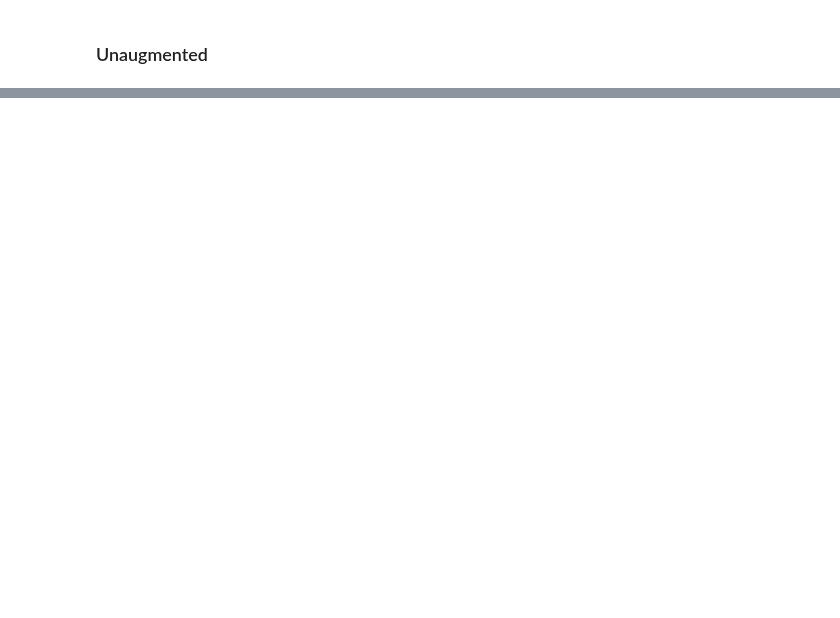
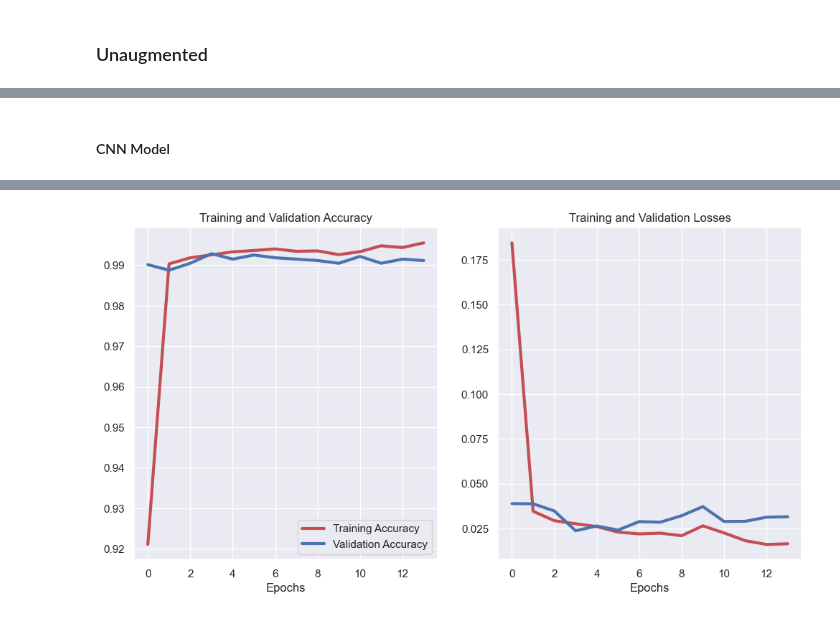
Before and after one commit to madhava20217/Malaria-Detection-from-Cells, a Jupyter notebook: Modeling/all_models.ipynb, the cells around one changed output, grey strips where cells are left out. Saved outputs shown, nothing was run; the diff lists cells and outputs as text; code cells hidden in the pictures; blank space fills up the shorter version.

```diff
--- a/Modeling/all_models.ipynb
+++ b/Modeling/all_models.ipynb
@@ -1021,0 +1209,12 @@ x_train.shape, x_val.shape, x_test.shape
+# %%
+from sklearn.svm import SVC
+
+svm_cls = SVC(kernel = 'poly', degree = 3, gamma = 'auto', max_iter = 250, verbose= True)
+svm_cls.fit(x_train.reshape(n_train, -1), y_train)
+preds_train = svm_cls.predict(x_train.reshape(n_train, -1))
+preds_val   = svm_cls.predict(x_val.reshape(n_val, -1))
+preds_test  = svm_cls.predict(x_test.reshape(n_test, -1))
+
+print("Training Classification Report: \n", classification_report(y_train, preds_train, digits = N_DIGITS))
+print("\nValidation Classification Report: \n", classification_report(y_val, preds_val, digits = N_DIGITS))
+print("\nTesting Classification Report: \n", classification_report(y_test, preds_test, digits = N_DIGITS))
@@ -1021,0 +1240,53 @@ x_train.shape, x_val.shape, x_test.shape
+# %% [markdown]
+#### CNN Model
+# %%
+cnn = tf.keras.Sequential([
+    tf.keras.layers.Conv2D(64, (3,3), padding = 'same', activation = 'relu', input_shape = x_train[0].shape),
+    tf.keras.layers.MaxPool2D((3,3), padding = 'same'),
+
+    tf.keras.layers.UpSampling2D((4,4)),
+
+    tf.keras.layers.Conv2D(32, (3,3), padding = 'same', activation = 'relu'),
+    tf.keras.layers.MaxPool2D((3,3), padding = 'same'),
+
+    tf.keras.layers.Conv2D(32, (2,2), padding = 'same', activation = 'relu'),
+    tf.keras.layers.MaxPool2D((2,2), padding = 'same'),
+
+
+    tf.keras.layers.Flatten(),
+
+    tf.keras.layers.Dense(512, activation = 'relu'),
+    tf.keras.layers.Dropout(0.5),
+    tf.keras.layers.Dense(512, activation = 'relu'),
+    tf.keras.layers.Dropout(0.5),
+    tf.keras.layers.Dense(2, activation = 'sigmoid')
+])
+
+cnn.compile(
+    optimizer = tf.keras.optimizers.Adam(learning_rate=0.003),
+    loss = 'sparse_categorical_crossentropy',
+    metrics = ['accuracy']
+)
+
+history = cnn.fit(
+            x_train, y_train, batch_size = 256,
+            epochs = 50,
+            validation_data = [x_val, y_val],
+            validation_batch_size = 256,
+            callbacks = [tf.keras.callbacks.EarlyStopping(monitor = 'val_loss', patience = 10),
+                         tf.keras.callbacks.ModelCheckpoint(str = 'val_loss', save_best_only = True, save_weights_only = True, filepath= "CNN_No_Aug_HSV")]
+        )
+
+
+cnn.load_weights('CNN_No_Aug_HSV')
+fig, ax = plot_history(history)
+
+fig.savefig(PLOT_SAVE + "CNN_unaug_losscurve_HSV.png", facecolor = 'white')
+preds_train = np.argmax(cnn.predict(x_train), axis = 1)
+preds_val   = np.argmax(cnn.predict(x_val), axis = 1)
+preds_test  = np.argmax(cnn.predict(x_test), axis = 1)
+
+print("Training Classification Report: \n", classification_report(y_train, preds_train, digits = N_DIGITS))
+print("\nValidation Classification Report: \n", classification_report(y_val, preds_val, digits = N_DIGITS))
+print("\nTesting Classification Report: \n", classification_report(y_test, preds_test, digits = N_DIGITS))
+# %% [output]
@@ -1021,0 +1310 @@ x_train.shape, x_val.shape, x_test.shape
+[figure, added]
```
Also changed, not shown: parts of 35 cells of this notebook, 22 other files.
